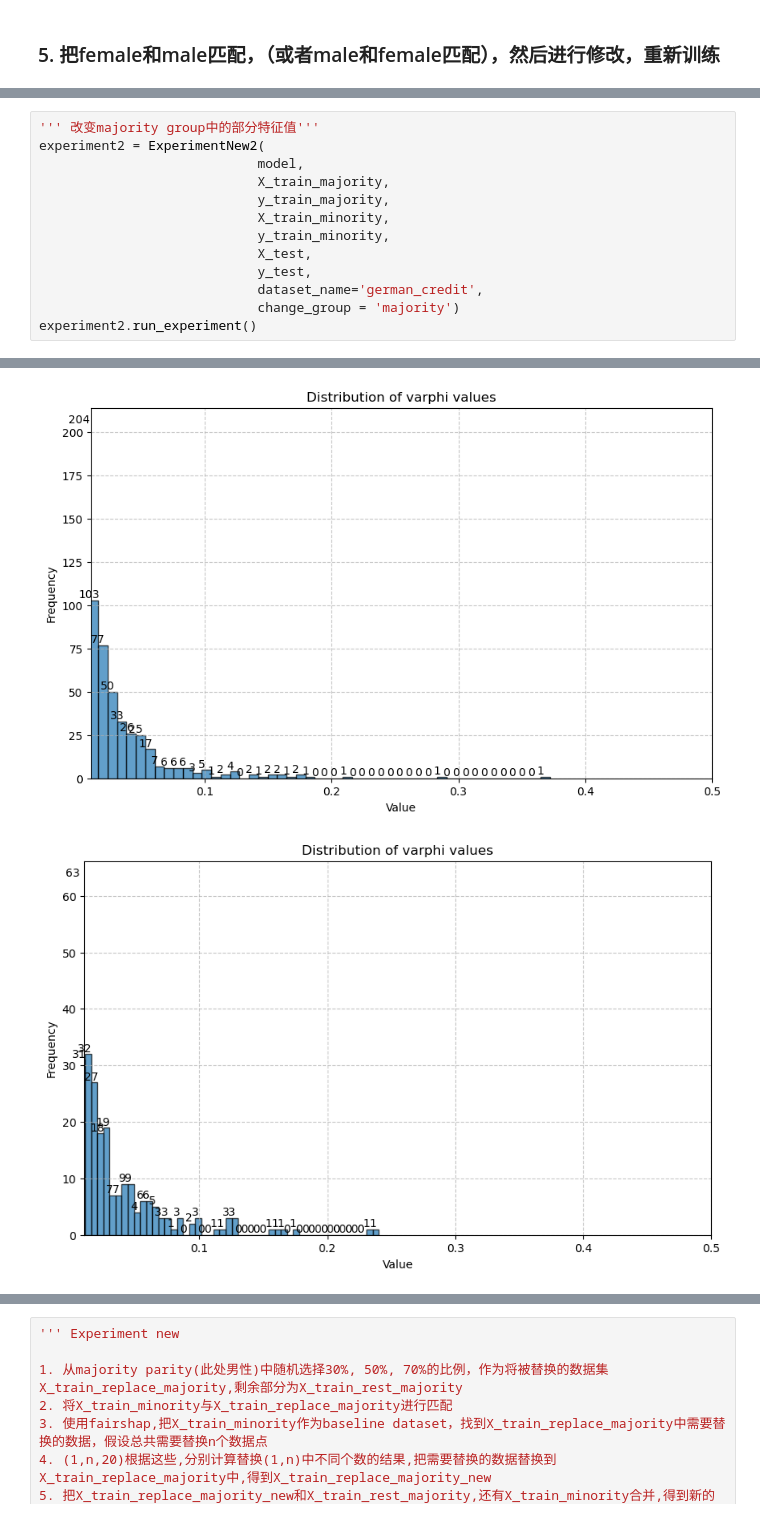
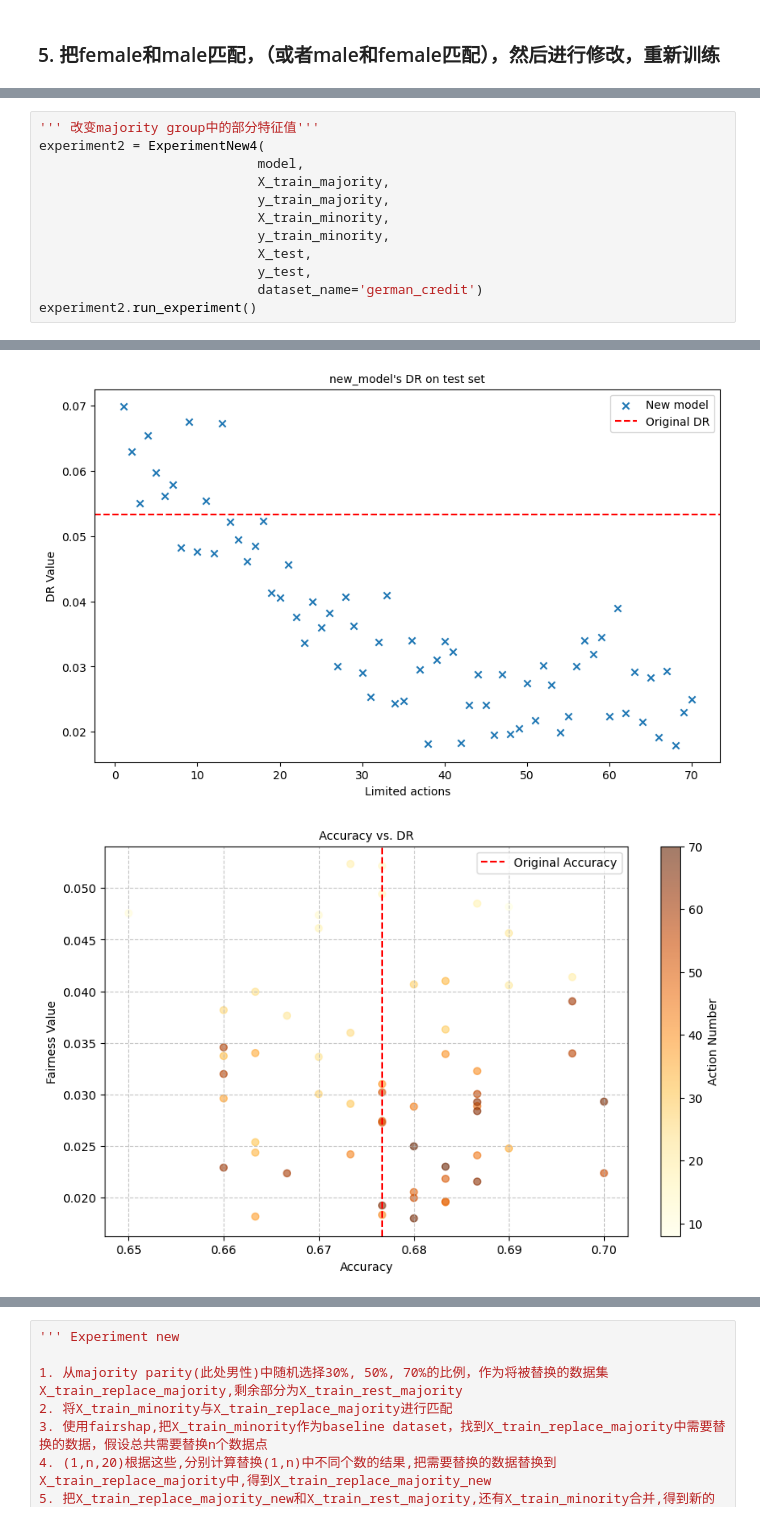
Before and after one commit to youlei202/FairSHAP, a Jupyter notebook: zz_new_german.ipynb, the cells around one changed output, grey strips where cells are left out. Saved outputs shown, nothing was run; the diff lists cells and outputs as text.

```diff
--- a/zz_new_german.ipynb
+++ b/zz_new_german.ipynb
@@ -183,6 +186,6 @@ changed_value_info.shape: 29
 # %%
 ''' 改变majority group中的部分特征值'''
-experiment2 = ExperimentNew2(
+experiment2 = ExperimentNew4(
                             model,
                             X_train_majority,
                             y_train_majority,
@@ -190,8 +193,7 @@ experiment2 = ExperimentNew2(
                             y_train_minority,
                             X_test,
                             y_test,
-                            dataset_name='german_credit',
-                            change_group = 'majority')
+                            dataset_name='german_credit')
 experiment2.run_experiment()
 # %% [output]
 2. 初始化FairnessExplainer
@@ -205,2 +216,2 @@ shapely value中大于0.1的值的个数有: 15
-[figure, old version]
+[figure, new version]
-[figure, old version]
+[figure, new version]
```
Also changed, not shown: parts of 2 cells of this notebook, 9 other files.
